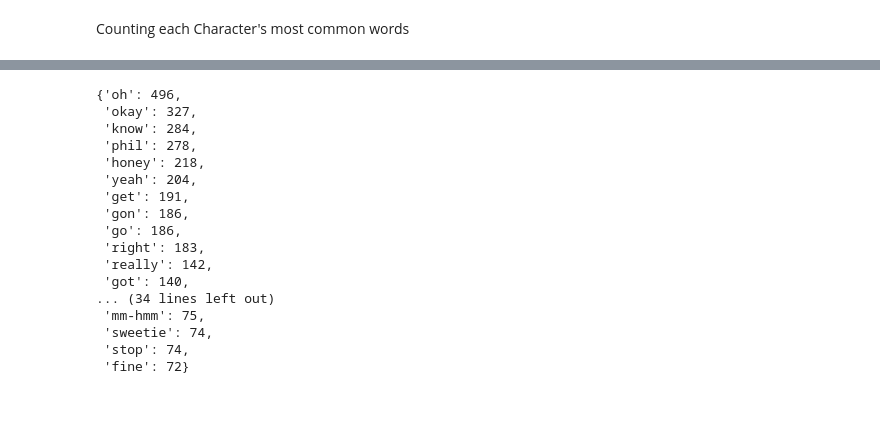
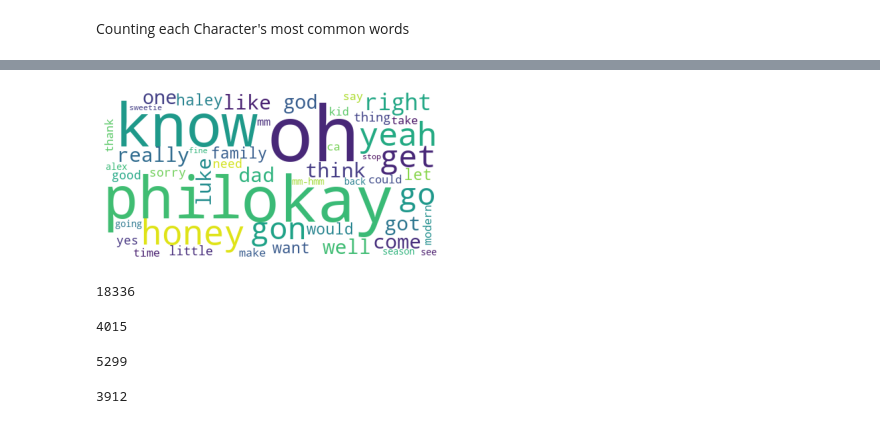
Before and after one commit to TomR2022/Text-Mining-Group-Project, a Jupyter notebook: Data/code_for_data.ipynb, the cells around one changed output, grey strips where cells are left out. Saved outputs shown, nothing was run; the diff lists cells and outputs as text; code cells hidden in the pictures.

```diff
--- a/Data/code_for_data.ipynb
+++ b/Data/code_for_data.ipynb
@@ -420,46 +421,45 @@ Text(0, 0.5, 'Frequency')
 # %%
 claire_count = (word for word in b['claire'])
 claire_counter = Counter(claire_count)
 #claire_counter.most_common(200)
+claire_sum = sum(claire_counter.values())
 
+claire_wordcloud = WordCloud(width = 500, height = 250, max_words=50, mode='RGB', background_color='white').generate_from_frequencies(claire_counter)
 
-
-#sorted(all_seasons_words)
-claire_bar_chart_dict = dict(sorted(claire_counter.items(), key=lambda item: item[1], reverse=1))
-
-#claire_bar_chart_dict
-first_15_pairs = {k: claire_bar_chart_dict[k] for k in list(claire_bar_chart_dict)[:50]}
-first_15_pairs
+#plt.figure(figsize=(15,8))
+plt.imshow(claire_wordcloud)
+plt.axis("off")
+plt.show()
 # %% [output]
-{'oh': 496,
- 'okay': 327,
- 'know': 284,
- 'phil': 278,
- 'honey': 218,
- 'yeah': 204,
- 'get': 191,
- 'gon': 186,
- 'go': 186,
- 'right': 183,
- 'really': 142,
- 'got': 140,
-... (34 lines left out)
- 'mm-hmm': 75,
- 'sweetie': 74,
- 'stop': 74,
- 'fine': 72}
+[figure, added]
+# %%
+claire_sum
+# %% [output]
+18336
 # %%
 luke_count = (word for word in b['luke'])
-r = Counter(luke_count)
-r.most_common(200)
+luke_counter = Counter(luke_count)
+#luke_counter.most_common(200)
+luke_sum = sum(luke_counter.values())
+luke_sum
+# %% [output]
+4015
 # %%
 haley_count = (word for word in b['haley'])
-haley_words = Counter(haley_count)
-haley_words.most_common(200)
+haley_counter = Counter(haley_count)
+#haley_counter.most_common(200)
+haley_sum = sum(haley_counter.values())
+haley_sum
+# %% [output]
+5299
 # %%
 alex_count = (word for word in b['alex'])
-alex_words = Counter(alex_count)
-alex_words.most_common(200)
+alex_counter = Counter(alex_count)
+#alex_counter.most_common(200)
+alex_sum = sum(alex_counter.values())
+alex_sum
+# %% [output]
+3912
 # %%
 gloria_count = (word for word in b['gloria'])
 gloria_counter = Counter(gloria_count)
```
Also changed, not shown: parts of 14 cells of this notebook, 7 other files.
